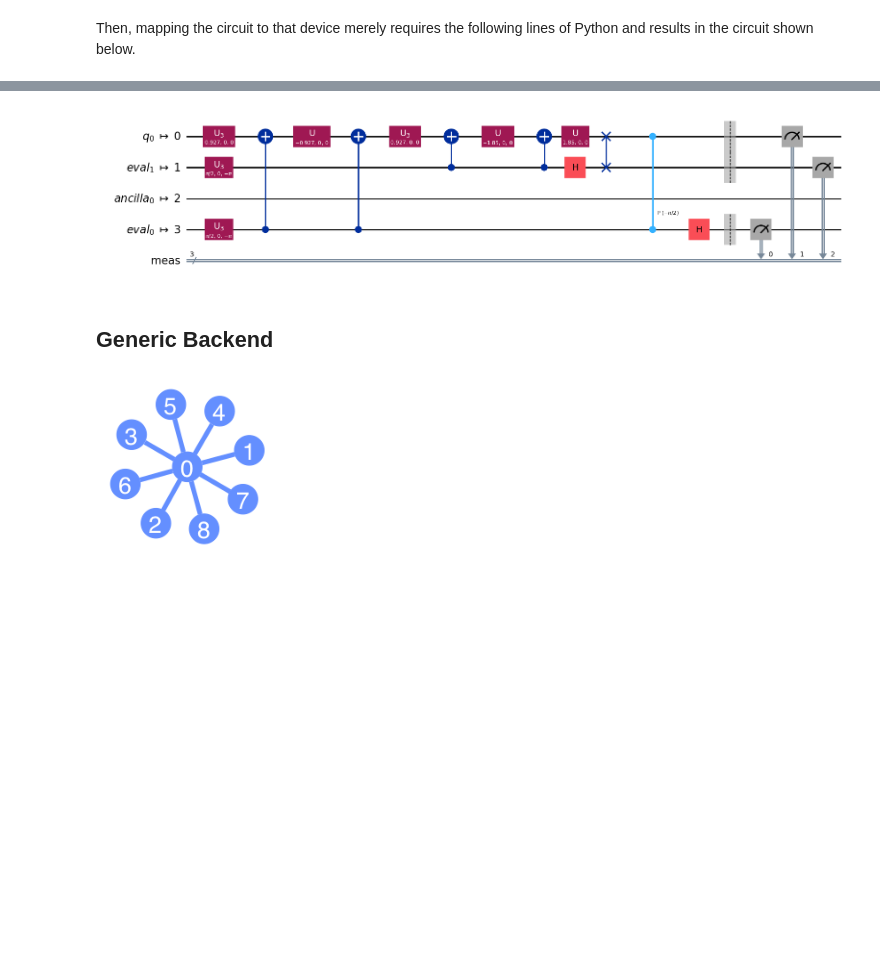
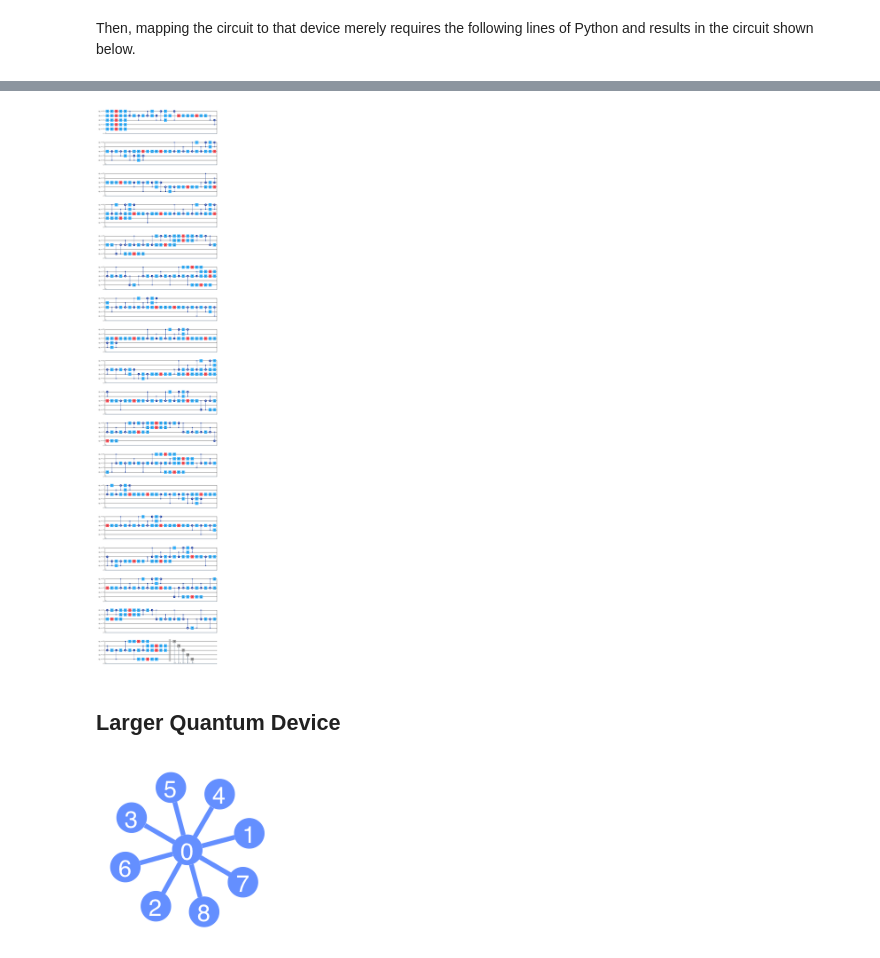
Before and after one commit to cda-tum/mqt, a Jupyter notebook: tutorial/02_compilation.ipynb, the cells around one changed output, grey strips where cells are left out. Cells and saved outputs as stored; diff of their text form; code cells hidden in the pictures; blank space fills up the shorter version.

```diff
--- a/tutorial/02_compilation.ipynb
+++ b/tutorial/02_compilation.ipynb
@@ -51,5 +52,4 @@ from qiskit.providers.fake_provider import Fake5QV1
 from mqt.bench import get_benchmark
 
 circ = get_benchmark(benchmark_name="ghz", level="alg", circuit_size=3)
-backend = Fake5QV1()
-circ_mapped, results = compile(circ, backend)
+circ.draw(output="mpl")
@@ -78,0 +75,3 @@ circ_mapped.draw(output='mpl')
+# %%
+circ=get_benchmark(benchmark_name="grover-noancilla", level="nativegates", circuit_size=5).decompose(reps=3)
+circ.draw(output="mpl")
@@ -79,4 +80,4 @@ circ_mapped.draw(output='mpl')
 # %%
-circ = get_benchmark(benchmark_name="ae", level="alg", circuit_size=3).decompose(reps=3)
-circ.draw(output='mpl')
+circ_mapped, results = compile(circ, backend)
+circ_mapped.draw(output="mpl")
 # %% [output]
@@ -86,6 +87,5 @@ circ.draw(output='mpl')
 # %%
 from qiskit import transpile
-
-circ = get_benchmark(benchmark_name="ae", level="alg", circuit_size=3).decompose(reps=2)
-circ.draw(output='mpl')
+circ_mapped_qiskit = transpile(circ, backend=backend)
+circ_mapped.draw(output='mpl')
 # %% [output]
@@ -93,10 +93,10 @@ circ.draw(output='mpl')
 # %%
-circ_mapped = transpile(circ, coupling_map=[[0,1], [1,0], [0,2], [2,0], [0,3], [3,0]])
-circ_mapped.draw(output='mpl'   )
+circ_mapped, results = compile(circ, backend)
+circ_mapped.draw(output='mpl')
 # %% [output]
-[figure, old version]
+[figure, new version]
 # %% [markdown]
-## Generic Backend
+## Larger Quantum Device
 # %%
 from qiskit.providers.fake_provider import GenericBackendV2
 
```
Also changed, not shown: parts of 21 cells of this notebook.
